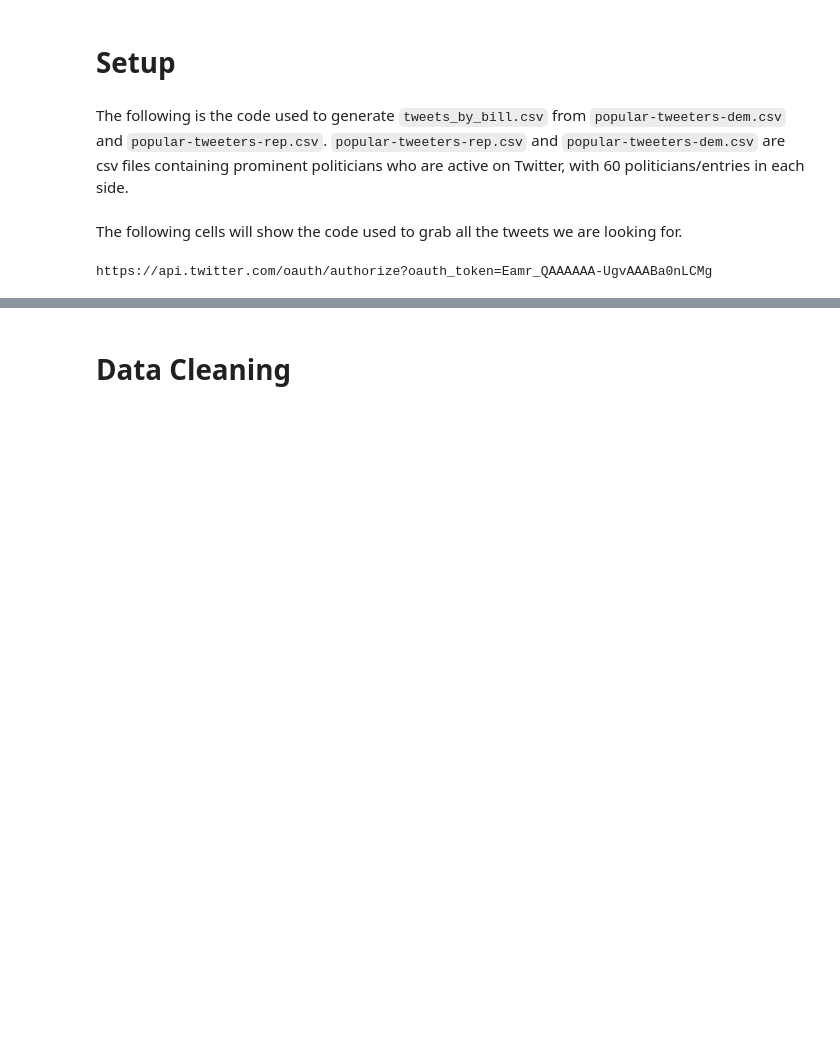
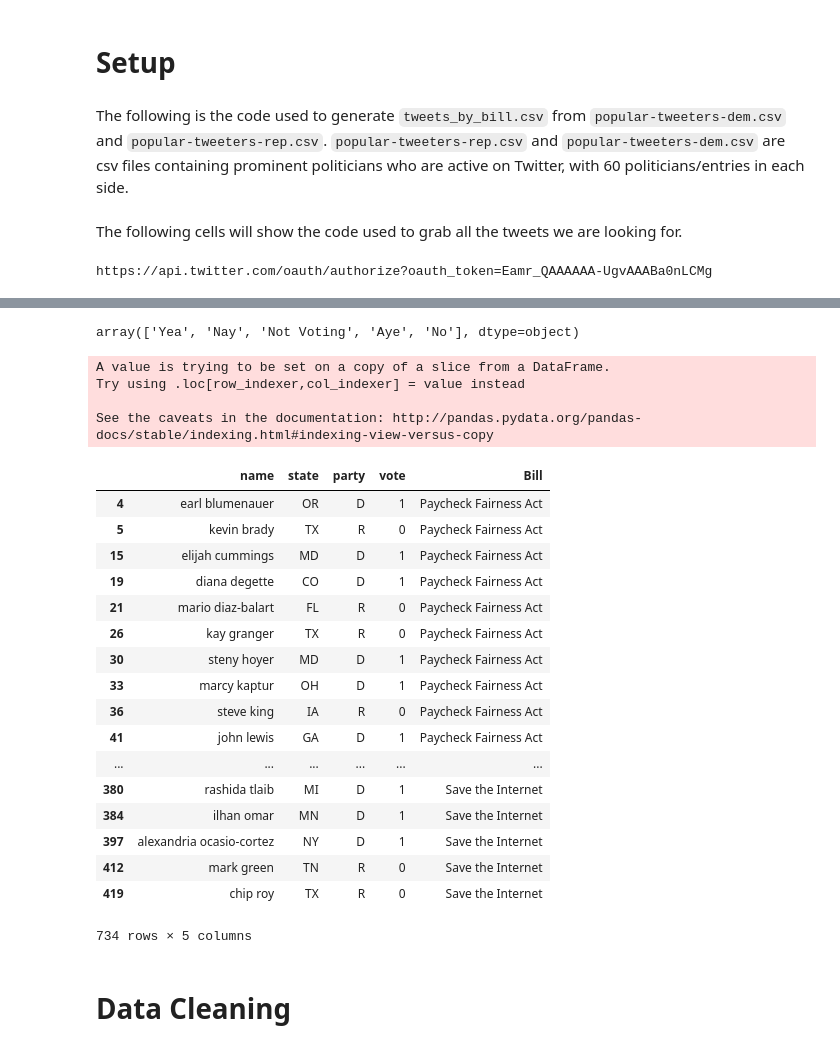
Before and after one commit to annsudhart/politician-tweet-analysis, a Jupyter notebook: data_collection.ipynb, the cells around one changed output, grey strips where cells are left out. Drawn from its saved outputs; the diff is of its cells as text; code cells hidden in the pictures; blank space fills up the shorter version.

```diff
--- a/data_collection.ipynb
+++ b/data_collection.ipynb
@@ -240,0 +239,3 @@ tweeters_df.to_csv('tweets_by_bill')
+# %%
+csvs = [x for x in os.listdir('./govtrack/') if 'csv' in x]
+csvs
@@ -241,3 +402,38 @@ tweeters_df.to_csv('tweets_by_bill')
+# %%
+govtrack_df['vote'].unique()
+# %% [output]
+array(['Yea', 'Nay', 'Not Voting', 'Aye', 'No'], dtype=object)
+# %%
+
+govtrack_df['vote'] = govtrack_df['vote'].apply(lambda x: 1 if (x == 'Yea' or x == 'Aye') else 0 if (x == 'Nay' or x == 'No') else -1)
+govtrack_df = govtrack_df.drop('district', axis = 1)
+govtrack_df = govtrack_df.drop('person', axis = 1)
+govtrack_df.to_csv('govtrack.csv', index = False)
+govtrack_df = govtrack_df[['name', 'state', 'party', 'vote', 'Bill']]
+govtrack_df
+# %% [output]
+A value is trying to be set on a copy of a slice from a DataFrame.
+Try using .loc[row_indexer,col_indexer] = value instead
+
+See the caveats in the documentation: http://pandas.pydata.org/pandas-docs/stable/indexing.html#indexing-view-versus-copy
+|  | name | state | party | vote | Bill |
+| 4 | earl blumenauer | OR | D | 1 | Paycheck Fairness Act |
+| 5 | kevin brady | TX | R | 0 | Paycheck Fairness Act |
+| 15 | elijah cummings | MD | D | 1 | Paycheck Fairness Act |
+| 19 | diana degette | CO | D | 1 | Paycheck Fairness Act |
+| 21 | mario diaz-balart | FL | R | 0 | Paycheck Fairness Act |
+| 26 | kay granger | TX | R | 0 | Paycheck Fairness Act |
+| 30 | steny hoyer | MD | D | 1 | Paycheck Fairness Act |
+| 33 | marcy kaptur | OH | D | 1 | Paycheck Fairness Act |
+| 36 | steve king | IA | R | 0 | Paycheck Fairness Act |
+| 41 | john lewis | GA | D | 1 | Paycheck Fairness Act |
+| ... | ... | ... | ... | ... | ... |
+| 380 | rashida tlaib | MI | D | 1 | Save the Internet |
+| 384 | ilhan omar | MN | D | 1 | Save the Internet |
+| 397 | alexandria ocasio-cortez | NY | D | 1 | Save the Internet |
+| 412 | mark green | TN | R | 0 | Save the Internet |
+| 419 | chip roy | TX | R | 0 | Save the Internet |
+734 rows × 5 columns
 # %% [markdown]
 # Data Cleaning
 # %% [markdown]
```
Also changed, not shown: parts of 29 cells of this notebook.
